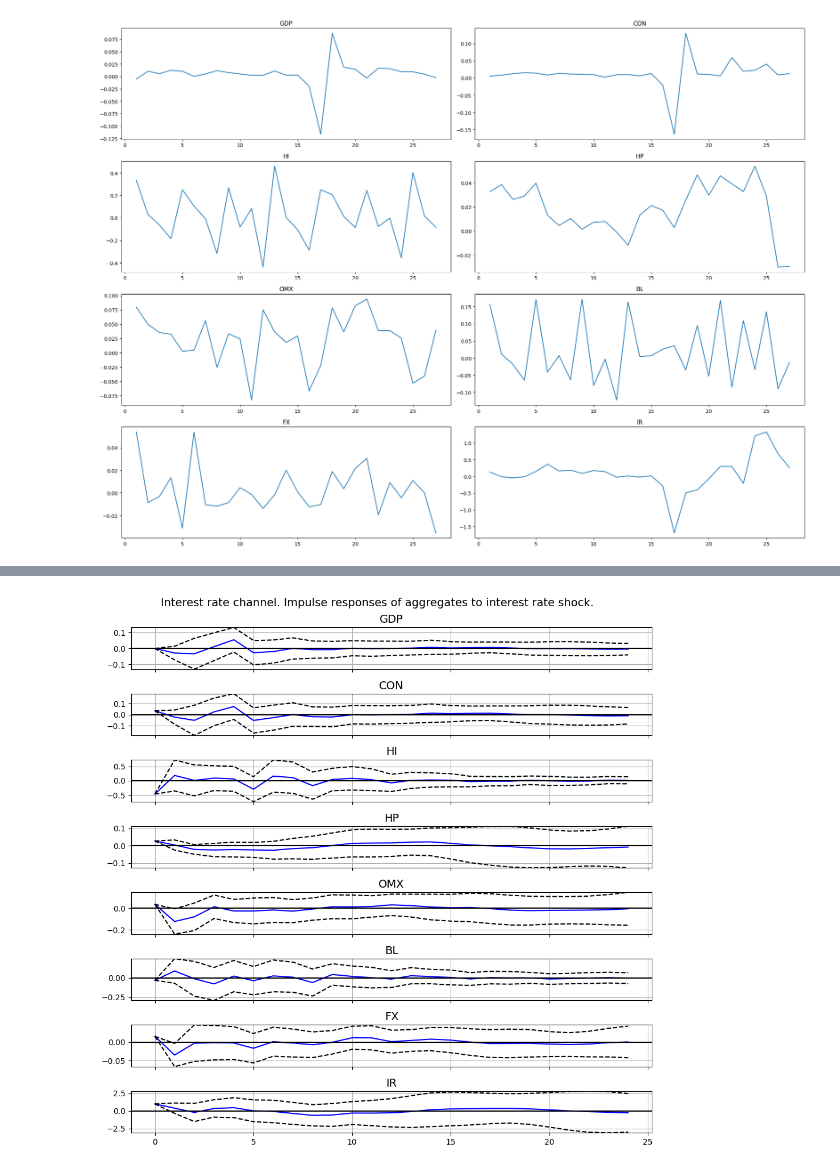
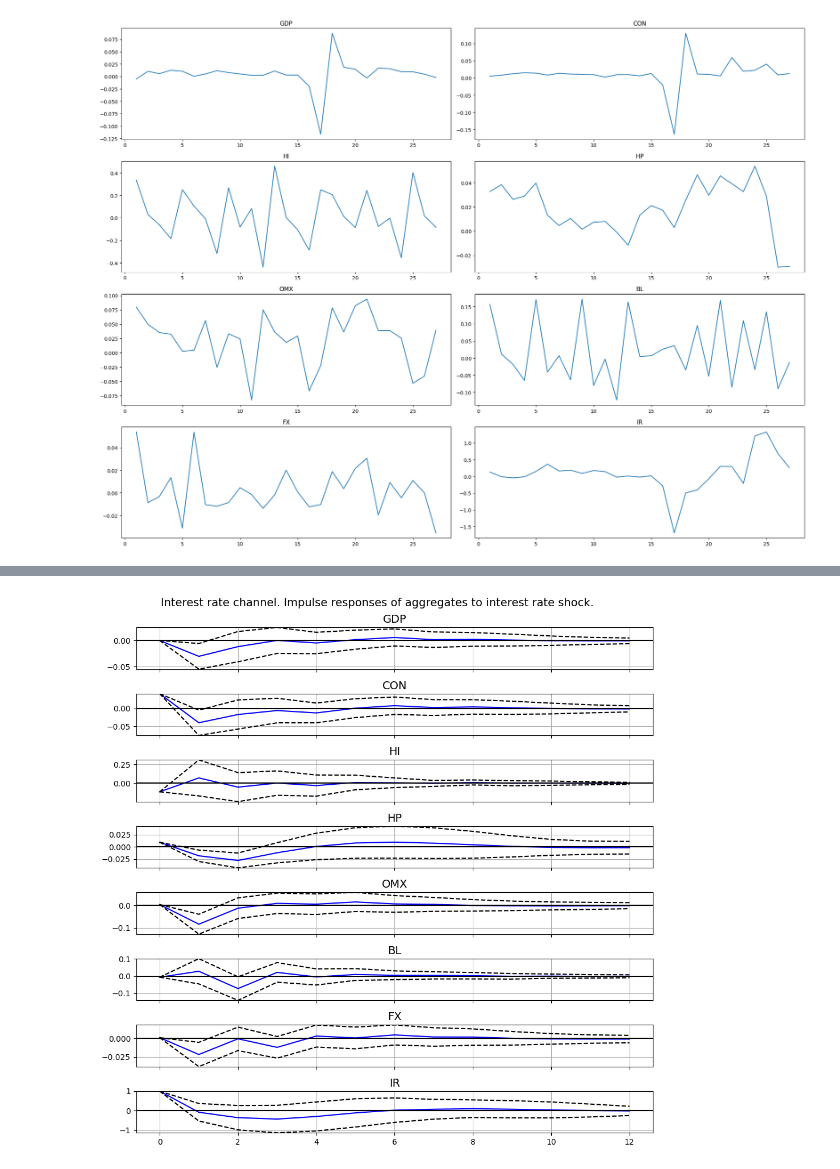
Before and after one commit to anahatkc/DataProject_526, a Jupyter notebook: data_chanya.ipynb, the cells around one changed output, grey strips where cells are left out. Drawn from its saved outputs; the diff is of its cells as text; code cells hidden in the pictures.

```diff
--- a/data_chanya.ipynb
+++ b/data_chanya.ipynb
@@ -249,6 +249,19 @@ for col in columns:
 
 # Print the results as a markdown table
 print(results_df.to_markdown(index=False))
+
+import matplotlib.pyplot as plt
+from pandas.plotting import table
+
+# Create a new figure
+fig, ax = plt.subplots(figsize=(10, 4)) # set size frame
+ax.axis('off')  # hide the axes
+
+# Create a table and add it to the figure
+tbl = table(ax, results_df, loc='center', cellLoc='center')
+
+# Save the figure as a jpeg
+fig.savefig('table.jpeg')
 # %% [output]
 | Variable   |   ADF Statistic | ADF p-value               |   KPSS Statistic | KPSS p-value          |   PP Statistic | PP p-value                |
 |:-----------|----------------:|:--------------------------|-----------------:|:----------------------|---------------:|:--------------------------|
@@ -280,31 +294,30 @@ B_matrix = np.array([
 # Define SVAR Model
 svar_model = SVAR(endog=endog_data, svar_type='B', A=None, B=B_matrix, dates=final_df['Quarters'])
 
-# Fit the model with 4 lags
-result = svar_model.fit(maxlags=2)
+result = svar_model.fit()
 # %%
 # Get the list of variable names in the model
 var_names = ['GDP', 'CON', 'HI', 'HP', 'OMX', 'BL', 'FX', 'IR']
 
 # Find the index of 't_bills' in this list
 impulse_index = var_names.index('IR')
 
 # Use this index for the impulse parameter
-irf = result.irf(periods=24)
+irf = result.irf(periods=12)
 
 # Create a figure with multiple subplots
 fig = irf.plot(impulse=impulse_index, plot_stderr=True, subplot_params={'figsize': (10, 20)})
 
 # Loop over the axes and set the title
 for i, ax in enumerate(fig.axes):
     ax.set_title(f'{var_names[i]}', fontsize=14)
     ax.grid(True)
     ax.autoscale(enable=True, axis='y', tight=True)  # Automatically adjust y-axis limits
 
 # Set the overall title
 fig.suptitle('Interest rate channel. Impulse responses of aggregates to interest rate shock.', fontsize=14)
 
 plt.tight_layout()
 plt.show()
 # %% [output]
-[figure, old version]
+[figure, new version]
```
Also changed, not shown: parts of 9 cells of this notebook, 2 other files.
